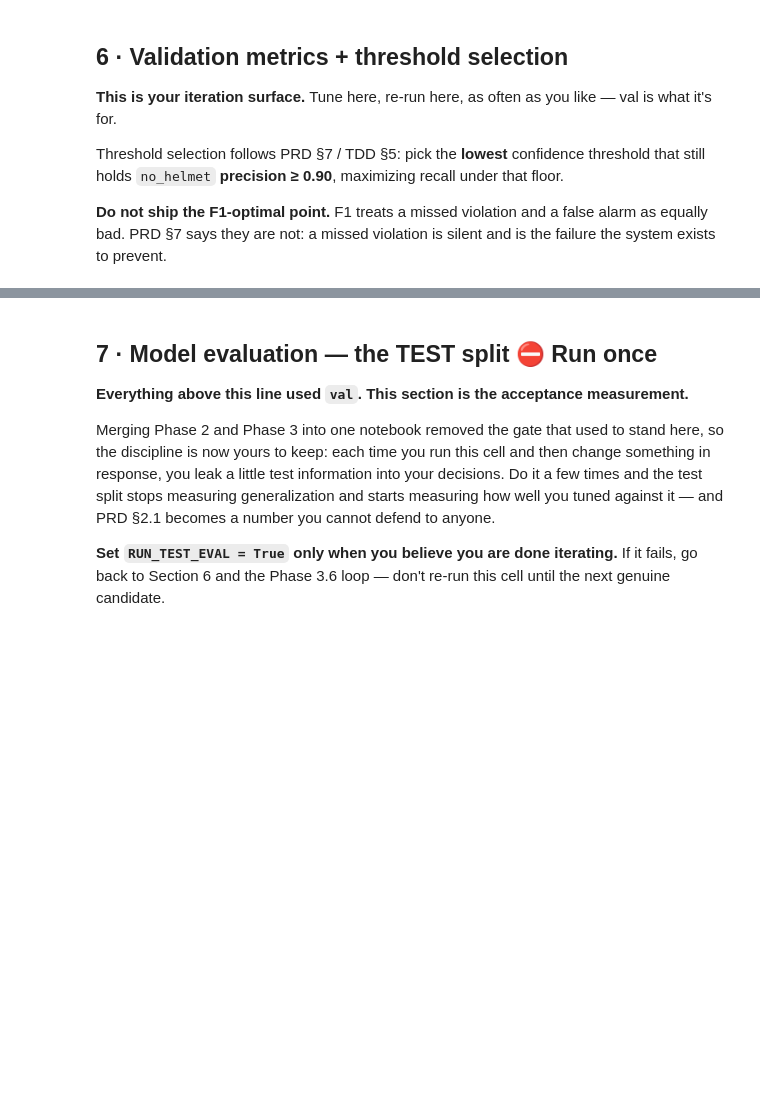
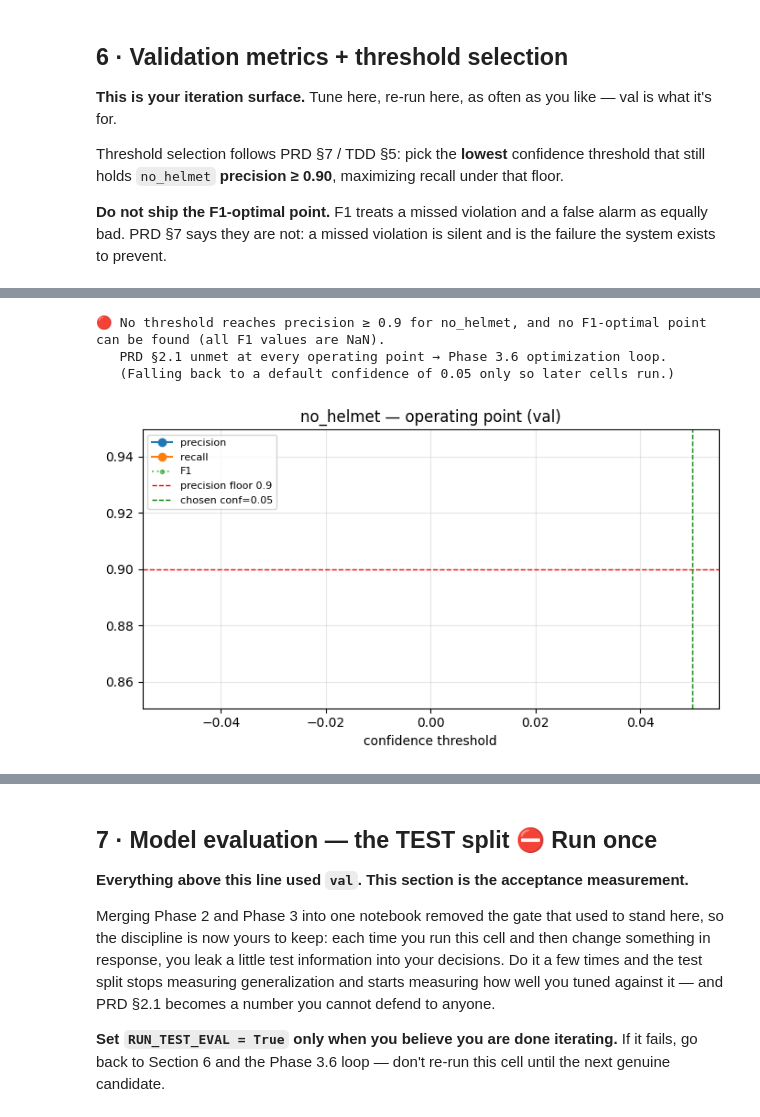
Before and after one commit to arghads9177/helmet-detection-system, a Jupyter notebook: notebooks/02_train_and_evaluate.ipynb, the cells around one changed output, grey strips where cells are left out. Cells and saved outputs as stored; diff of their text form; code cells hidden in the pictures; blank space fills up the shorter version.

```diff
--- a/notebooks/02_train_and_evaluate.ipynb
+++ b/notebooks/02_train_and_evaluate.ipynb
@@ -528,31 +715,49 @@ print(sweep_df.round(4).to_string(index=False))
 # %%
+import numpy as np
+import matplotlib.pyplot as plt
+
 # ── Pick the operating threshold ─────────────────────────────────────────────
 ok = sweep_df[sweep_df.precision >= PRECISION_FLOOR]
 
 if ok.empty:
-    chosen = float(sweep_df.loc[sweep_df.f1.idxmax(), "conf"])
-    print(f"🔴 No threshold reaches precision ≥ {PRECISION_FLOOR} for no_helmet.")
-    print(f"   PRD §2.1 unmet at every operating point → Phase 3.6 optimization loop.")
-    print(f"   (Falling back to F1-optimal {chosen} only so later cells run.)")
+    if sweep_df.f1.isnull().all():
+        # All f1 values are NaN, cannot find idxmax. Fallback to the first available confidence threshold or a default.
+        chosen = float(sweep_df.conf.iloc[0]) if not sweep_df.empty else 0.5
+        print(f"🔴 No threshold reaches precision \u2265 {PRECISION_FLOOR} for no_helmet, and no F1-optimal point can be found (all F1 values are NaN).")
+        print(f"   PRD \u00a72.1 unmet at every operating point \u2192 Phase 3.6 optimization loop.")
+        print(f"   (Falling back to a default confidence of {chosen} only so later cells run.)")
+    else:
+        # Some f1 values are not NaN, so idxmax can be found.
+        chosen = float(sweep_df.loc[sweep_df.f1.idxmax(), "conf"])
+        print(f"🔴 No threshold reaches precision \u2265 {PRECISION_FLOOR} for no_helmet.")
+        print(f"   PRD \u00a72.1 unmet at every operating point \u2192 Phase 3.6 optimization loop.")
+        print(f"   (Falling back to F1-optimal {chosen} only so later cells run.)")
 else:
     chosen = float(ok.loc[ok.recall.idxmax(), "conf"])   # max recall subject to the precision floor
     row = ok.loc[ok.recall.idxmax()]
     print(f"🟢 Chosen conf_threshold = {chosen}")
-    print(f"   no_helmet precision={row.precision:.4f} (≥{PRECISION_FLOOR}), recall={row.recall:.4f}")
-    f1_opt = float(sweep_df.loc[sweep_df.f1.idxmax(), "conf"])
+    print(f"   no_helmet precision={row.precision:.4f} (\u2265{PRECISION_FLOOR}), recall={row.recall:.4f})")
+
+    # Also handle f1.idxmax() being NaN here if sweep_df.f1 is all NaN
+    f1_opt = float(sweep_df.loc[sweep_df.f1.idxmax(), "conf"]) if not sweep_df.f1.isnull().all() else chosen
     if f1_opt != chosen:
-        print(f"   (F1-optimal would be {f1_opt} — deliberately NOT chosen, per PRD §7.)")
+        print(f"   (F1-optimal would be {f1_opt} \u2014 deliberately NOT chosen, per PRD \u00a77.)")
 
 fig, ax = plt.subplots(figsize=(7, 4))
 ax.plot(sweep_df.conf, sweep_df.precision, marker="o", label="precision")
 ax.plot(sweep_df.conf, sweep_df.recall, marker="o", label="recall")
 ax.plot(sweep_df.conf, sweep_df.f1, marker=".", ls=":", label="F1", alpha=.6)
 ax.axhline(PRECISION_FLOOR, ls="--", c="r", lw=1, label=f"precision floor {PRECISION_FLOOR}")
 ax.axvline(chosen, ls="--", c="g", lw=1, label=f"chosen conf={chosen}")
-ax.set_xlabel("confidence threshold"); ax.set_title("no_helmet — operating point (val)")
+ax.set_xlabel("confidence threshold"); ax.set_title("no_helmet \u2014 operating point (val)")
 ax.legend(fontsize=8); ax.grid(alpha=.3); plt.tight_layout(); plt.show()
 
 CHOSEN_CONF = chosen
+# %% [output]
+🔴 No threshold reaches precision ≥ 0.9 for no_helmet, and no F1-optimal point can be found (all F1 values are NaN).
+   PRD §2.1 unmet at every operating point → Phase 3.6 optimization loop.
+   (Falling back to a default confidence of 0.05 only so later cells run.)
+[figure, added]
 # %%
 # Write the chosen threshold into configs/inference.yaml (TDD §7).
 # This is what ml/inference and the API will read — the notebook's real output, besides weights.
```
Also changed, not shown: parts of 24 cells of this notebook.
